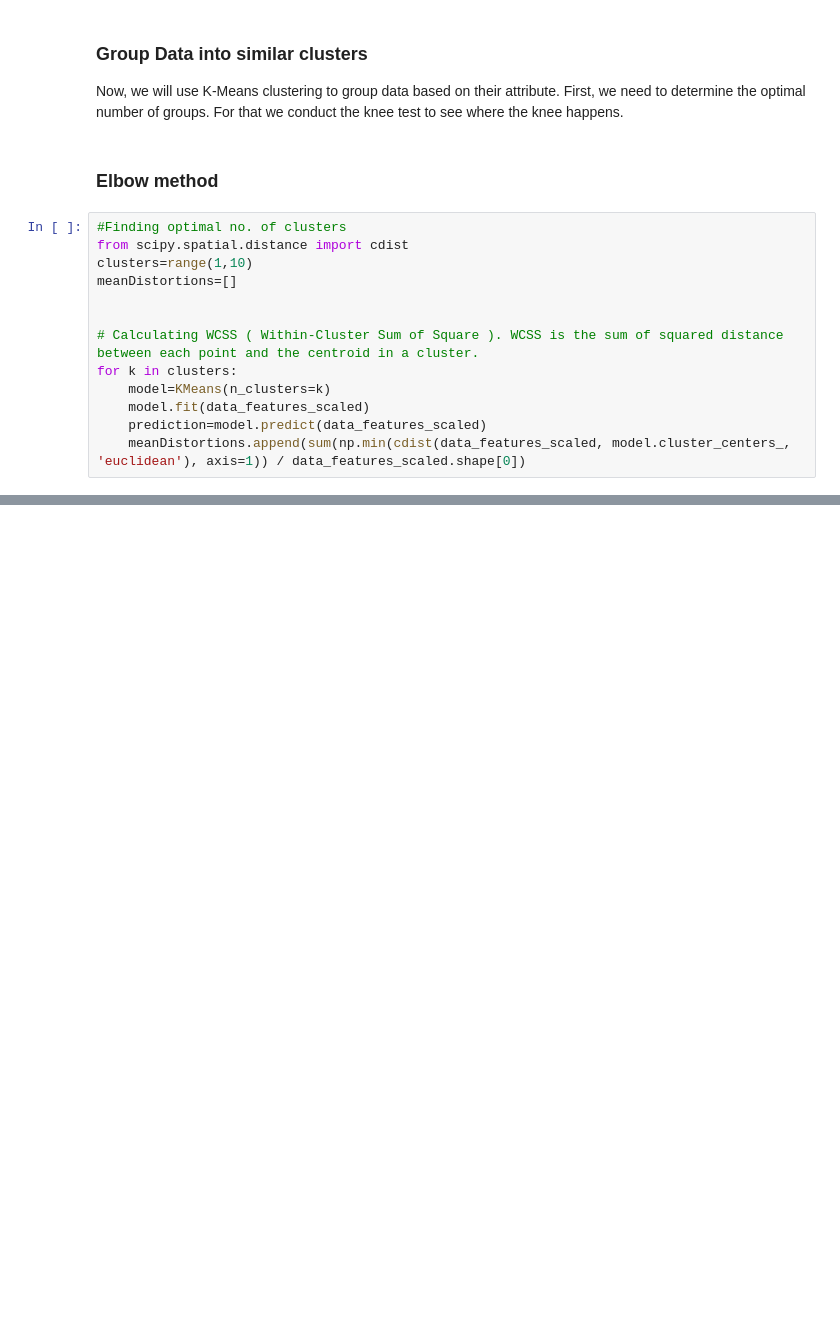
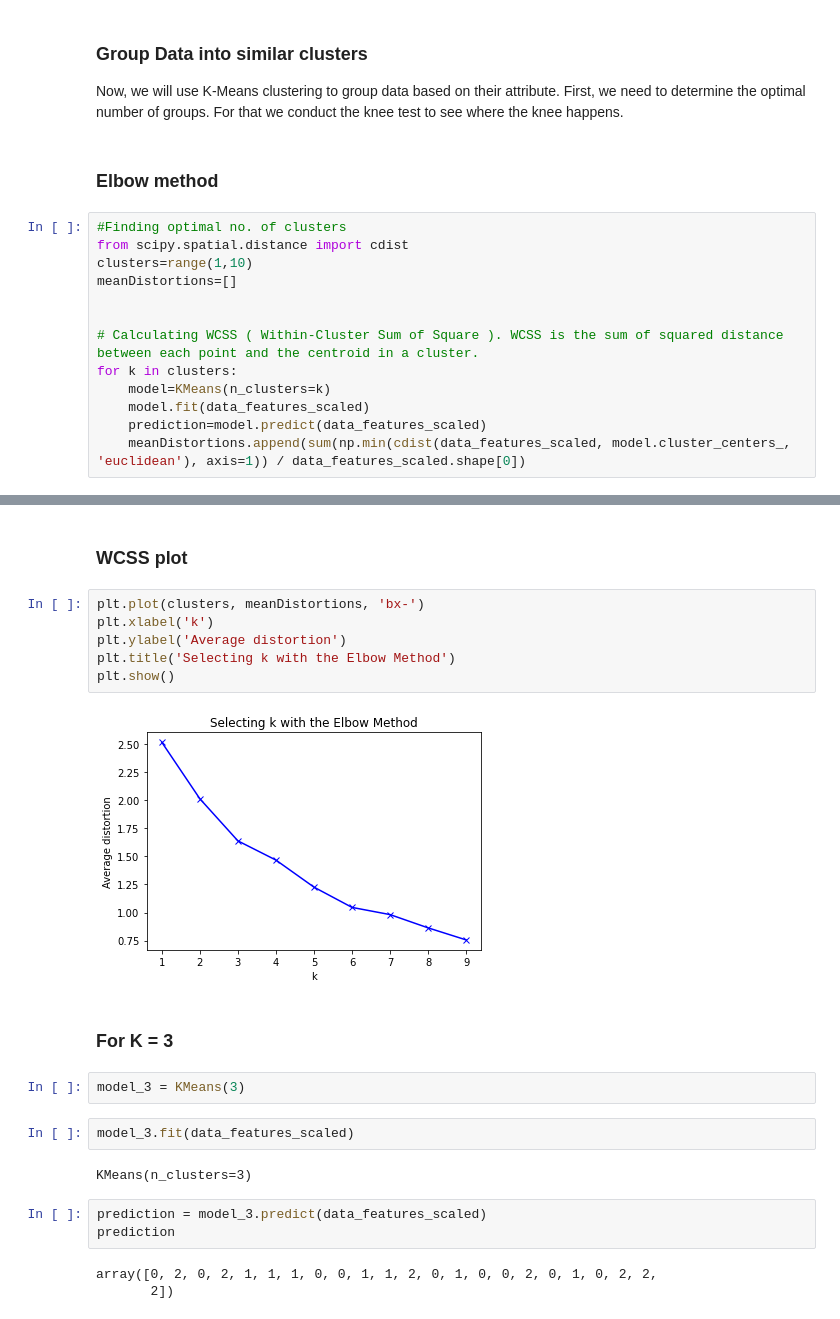
Before and after one commit to RochaErik/X-KMeans-TechSupport-Data, a Jupyter notebook: K_Means_Tech_support_data.ipynb, the cells around one changed output, grey strips where cells are left out. Saved outputs shown, nothing was run; the diff lists cells and outputs as text; blank space fills up the shorter version.

Commit message:
KMeans with k=3

```diff
--- a/K_Means_Tech_support_data.ipynb
+++ b/K_Means_Tech_support_data.ipynb
@@ -87,0 +100,24 @@ for k in clusters:
+# %% [markdown]
+### WCSS plot
+# %%
+plt.plot(clusters, meanDistortions, 'bx-')
+plt.xlabel('k')
+plt.ylabel('Average distortion')
+plt.title('Selecting k with the Elbow Method')
+plt.show()
+# %% [output]
+[figure, added]
+# %% [markdown]
+### For K = 3
+# %%
+model_3 = KMeans(3)
+# %%
+model_3.fit(data_features_scaled)
+# %% [output]
+KMeans(n_clusters=3)
+# %%
+prediction = model_3.predict(data_features_scaled)
+prediction
+# %% [output]
+array([0, 2, 0, 2, 1, 1, 1, 0, 0, 1, 1, 2, 0, 1, 0, 0, 2, 0, 1, 0, 2, 2,
+       2])
```
Also changed, not shown: parts of 8 cells of this notebook.
